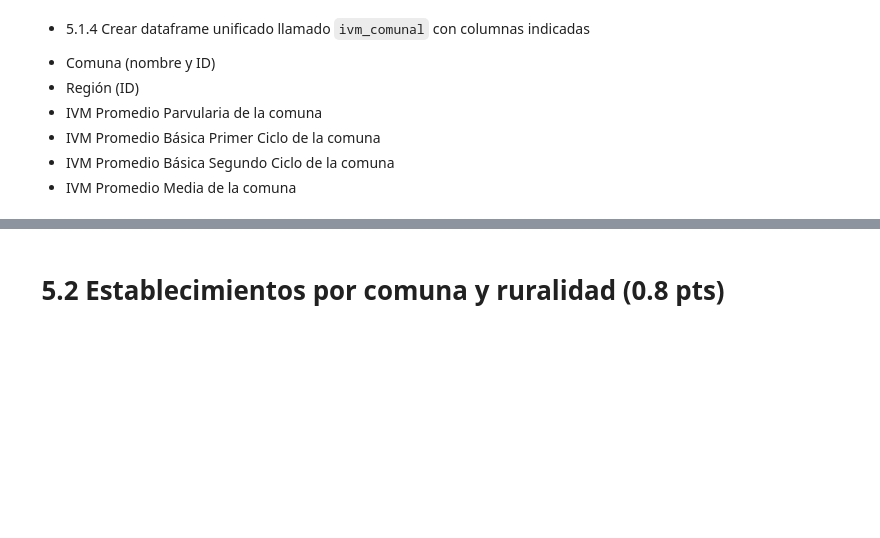
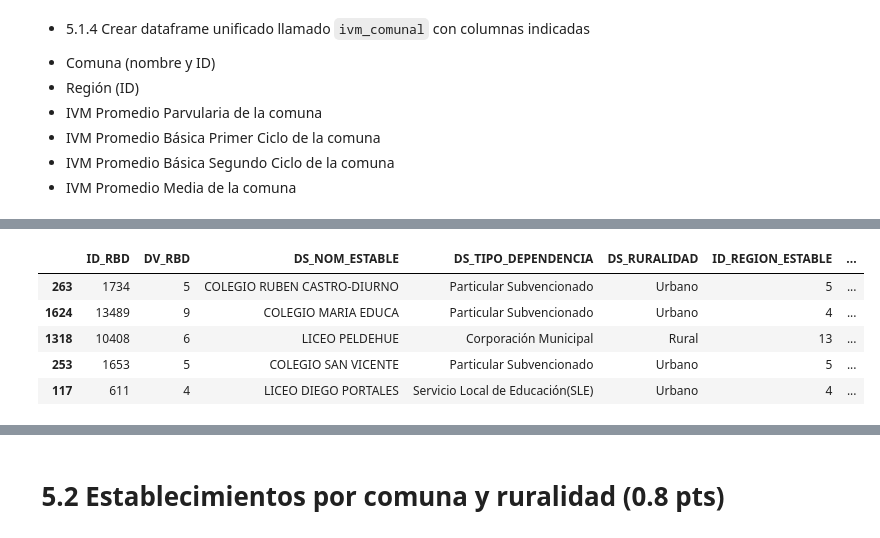
Before and after one commit to aaronpisaa/IMT2200-AARON-PINO, a Jupyter notebook: tareas/tarea 03/Respuesta.ipynb, the cells around one changed output, grey strips where cells are left out. Saved outputs shown, nothing was run; the diff lists cells and outputs as text; code cells hidden in the pictures; blank space fills up the shorter version.

```diff
--- a/tareas/tarea 03/Respuesta.ipynb
+++ b/tareas/tarea 03/Respuesta.ipynb
@@ -1528,3 +1560,13 @@ promedio_M.sample(15)
+# %%
+dfM = dfM.merge(promedio_M, on='DS_COMUNA_ESTABLE', how='left')
+dfM.sample(5)
+# %% [output]
+|  | ID_RBD | DV_RBD | DS_NOM_ESTABLE | DS_TIPO_DEPENDENCIA | DS_RURALIDAD | ID_REGION_ESTABLE | ... |
+| 263 | 1734 | 5 | COLEGIO RUBEN CASTRO-DIURNO | Particular Subvencionado | Urbano | 5 | ... |
+| 1624 | 13489 | 9 | COLEGIO MARIA EDUCA | Particular Subvencionado | Urbano | 4 | ... |
+| 1318 | 10408 | 6 | LICEO PELDEHUE | Corporación Municipal | Rural | 13 | ... |
+| 253 | 1653 | 5 | COLEGIO SAN VICENTE | Particular Subvencionado | Urbano | 5 | ... |
+| 117 | 611 | 4 | LICEO DIEGO PORTALES | Servicio Local de Educación(SLE) | Urbano | 4 | ... |
 # %%
 # 2️⃣ Unir los 4 resultados en un solo DataFrame
 ivm_comunal = (
```
Also changed, not shown: parts of 3 cells of this notebook.
